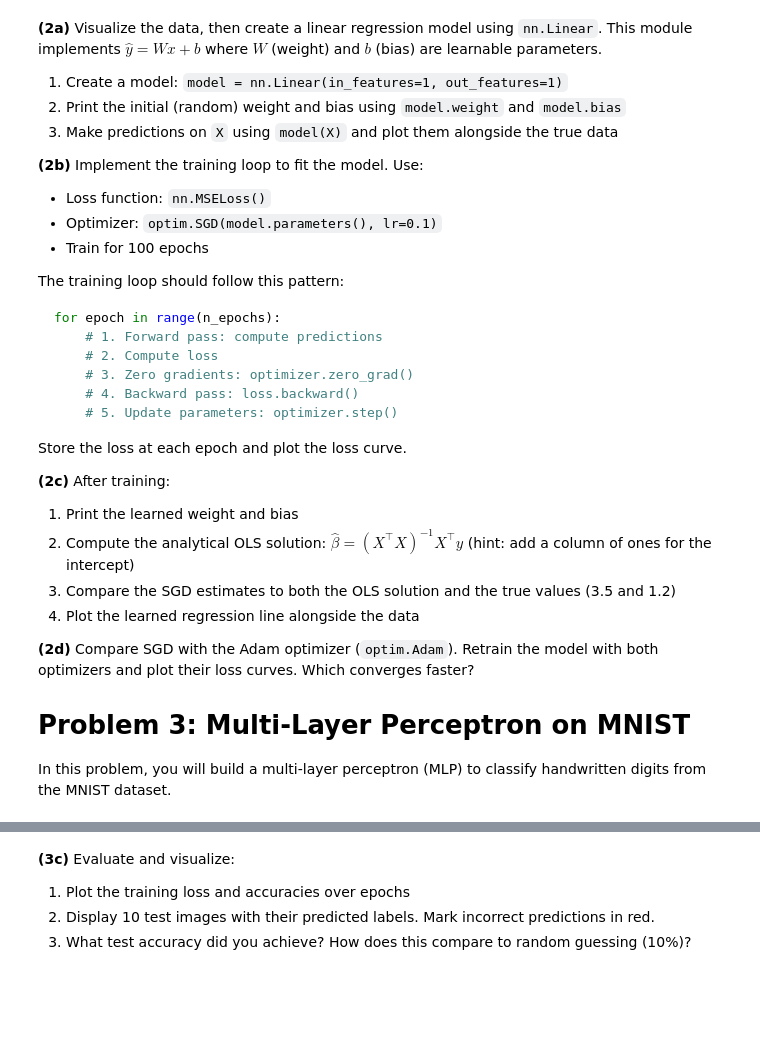
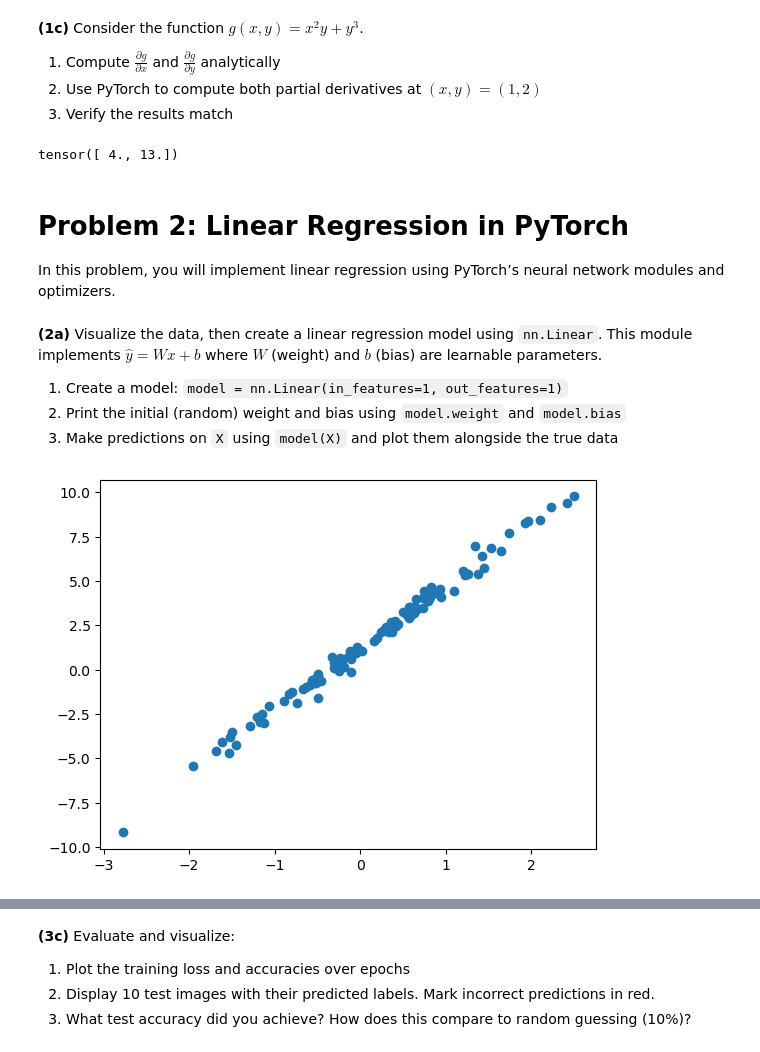
Before and after one commit to karinasaf/ML-in-Economics, a Jupyter notebook: problemSets_attempts/problemSet1_attempt.ipynb, the cells around one changed output, grey strips where cells are left out. Cells and saved outputs as stored; diff of their text form; code cells hidden in the pictures; blank space fills up the shorter version.

````diff
--- a/problemSets_attempts/problemSet1_attempt.ipynb
+++ b/problemSets_attempts/problemSet1_attempt.ipynb
@@ -50,3 +54,26 @@ neural network modules and optimizers.
+# %% [markdown]
+**(1c)** Consider the function $g(x, y) = x^2 y + y^3$.
+
+1.  Compute $\frac{\partial g}{\partial x}$ and
+    $\frac{\partial g}{\partial y}$ analytically
+2.  Use PyTorch to compute both partial derivatives at $(x, y) = (1, 2)$
+3.  Verify the results match
+# %%
+# g'(x, y)_x = 2xy
+# g'(x, y)_y = x^2 + 3y^2
+xy = torch.tensor([1.0, 2.0], requires_grad=True)
+x, y = xy
+g = x**2 * y + y**3
+g.backward()
+print(xy.grad)
+#results match
+# %% [output]
+tensor([ 4., 13.])
+# %% [markdown]
+# Problem 2: Linear Regression in PyTorch
+
+In this problem, you will implement linear regression using PyTorch’s
+neural network modules and optimizers.
 # %%
 # Generate synthetic data for linear regression
 n_samples = 100
@@ -65,41 +92,11 @@ y = true_weight * X + true_bias + 0.3 * torch.randn(n_samples, 1)
     `model.bias`
 3.  Make predictions on `X` using `model(X)` and plot them alongside the
     true data
-
-**(2b)** Implement the training loop to fit the model. Use:
-
--   Loss function: `nn.MSELoss()`
--   Optimizer: `optim.SGD(model.parameters(), lr=0.1)`
--   Train for 100 epochs
-
-The training loop should follow this pattern:
-
-``` python
-for epoch in range(n_epochs):
-    # 1. Forward pass: compute predictions
-    # 2. Compute loss
-    # 3. Zero gradients: optimizer.zero_grad()
-    # 4. Backward pass: loss.backward()
-    # 5. Update parameters: optimizer.step()
-```
-
-Store the loss at each epoch and plot the loss curve.
-
-**(2c)** After training:
-
-1.  Print the learned weight and bias
-2.  Compute the analytical OLS solution:
-    $\hat{\beta} = (X^\top X)^{-1} X^\top y$ (hint: add a column of ones
-    for the intercept)
-3.  Compare the SGD estimates to both the OLS solution and the true
-    values (3.5 and 1.2)
-4.  Plot the learned regression line alongside the data
-
-**(2d)** Compare SGD with the Adam optimizer (`optim.Adam`). Retrain the
-model with both optimizers and plot their loss curves. Which converges
-faster?
-
-# Problem 3: Multi-Layer Perceptron on MNIST
-
-In this problem, you will build a multi-layer perceptron (MLP) to
-classify handwritten digits from the MNIST dataset.
+# %%
+# visualise the data
+import matplotlib.pyplot as plt
+
+plt.scatter(X, y)
+plt.show()
+# %% [output]
+[figure, added]
````
Also changed, not shown: parts of 19 cells of this notebook.
